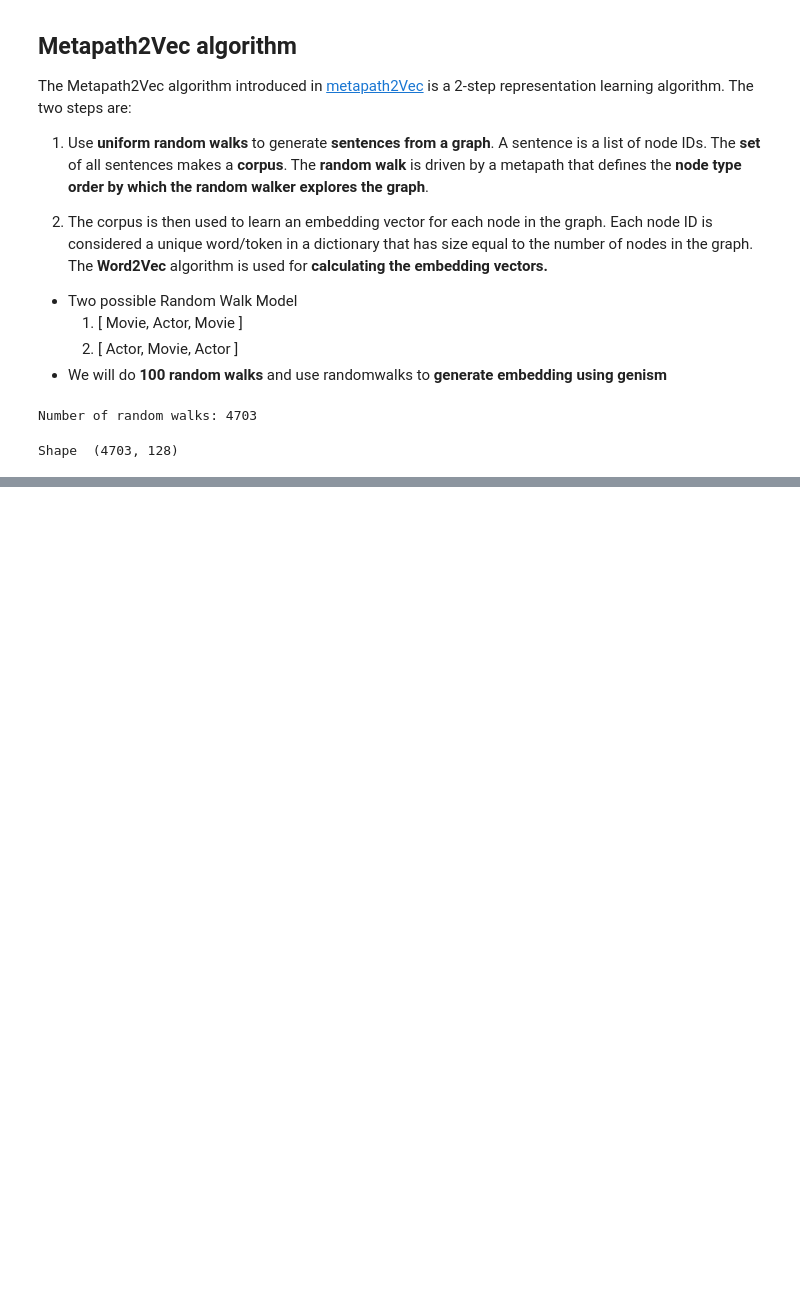
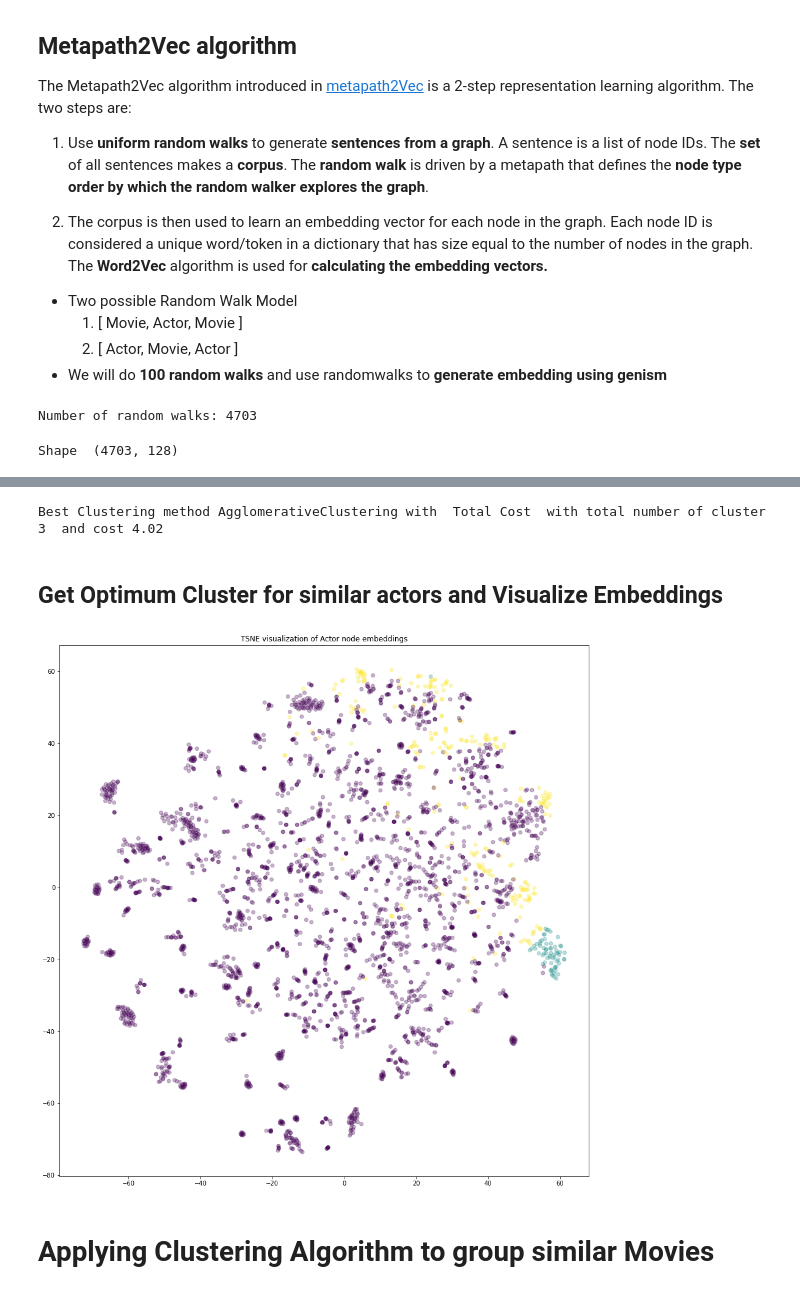
Before and after one commit to cr21/Clustering-on-Movies-and-Actors, a Jupyter notebook: clustering-on-movies-and-actors.ipynb, the cells around one changed output, grey strips where cells are left out. Saved outputs shown, nothing was run; the diff lists cells and outputs as text; code cells hidden in the pictures; blank space fills up the shorter version.

```diff
--- a/clustering-on-movies-and-actors.ipynb
+++ b/clustering-on-movies-and-actors.ipynb
@@ -131,0 +206,22 @@ node_targets = [ graph.nodes[node_id]['label'] for node_id in node_ids]
+# %%
+def data_split(node_ids,node_targets,node_embeddings):
+    '''In this function, we will split the node embeddings into actor_embeddings , movie_embeddings '''
+    actor_nodes,movie_nodes=[],[]
+    actor_embeddings,movie_embeddings=[],[]
+    # get actor_id index
+    actor_ids = [idx for idx,node_id in enumerate(node_ids) if 'a' in node_id]
+    # get movie_id index
+    movie_ids = [idx for idx,node_id in enumerate(node_ids) if 'm' in node_id]
+
+    # get all actor nodes using actor_ids
+    actor_nodes = [node_ids[idx] for idx in actor_ids]
+    # get all movie nodes using movie_ids
+    movie_nodes = [node_ids[idx] for idx in movie_ids]
+
+    # get actors embedding using actor_ids
+    actor_embeddings = node_embeddings[actor_ids,:]
+    # get movies embedding using movie_ids
+    movie_embeddings = node_embeddings[movie_ids,:]
+    return actor_nodes,movie_nodes,actor_embeddings,movie_embeddings
+
+actor_nodes,movie_nodes,actor_embeddings,movie_embeddings = data_split(node_ids, node_targets, node_embeddings)
@@ -131,0 +432,28 @@ node_targets = [ graph.nodes[node_id]['label'] for node_id in node_ids]
+# %%
+print("Best Clustering method {} with  Total Cost  with total number of cluster {}  and cost {}".format("AgglomerativeClustering", 3,4.02))
+# %% [output]
+Best Clustering method AgglomerativeClustering with  Total Cost  with total number of cluster 3  and cost 4.02
+# %% [markdown]
+## Get Optimum Cluster for similar actors and Visualize Embeddings
+# %%
+best_clustering = AgglomerativeClustering(n_clusters=3).fit(actor_embeddings)
+best_labels = best_clustering.labels_
+
+trans = TSNE(n_components=2)
+
+node_embeddings_2d = trans.fit_transform(actor_embeddings)
+
+# label_map = { l: i for i, l in enumerate(np.unique(node_targets))}
+
+plt.figure(figsize=(20,16))
+plt.axes().set(aspect="equal")
+plt.scatter(node_embeddings_2d[:,0],
+            node_embeddings_2d[:,1],
+            c=best_labels, alpha=0.3)
+plt.title('{} visualization of Actor node embeddings'.format(transform.__name__))
+
+plt.show()
+# %% [output]
+[figure, added]
+# %% [markdown]
+# Applying Clustering Algorithm to group similar Movies
```
Also changed, not shown: parts of 26 cells of this notebook.
